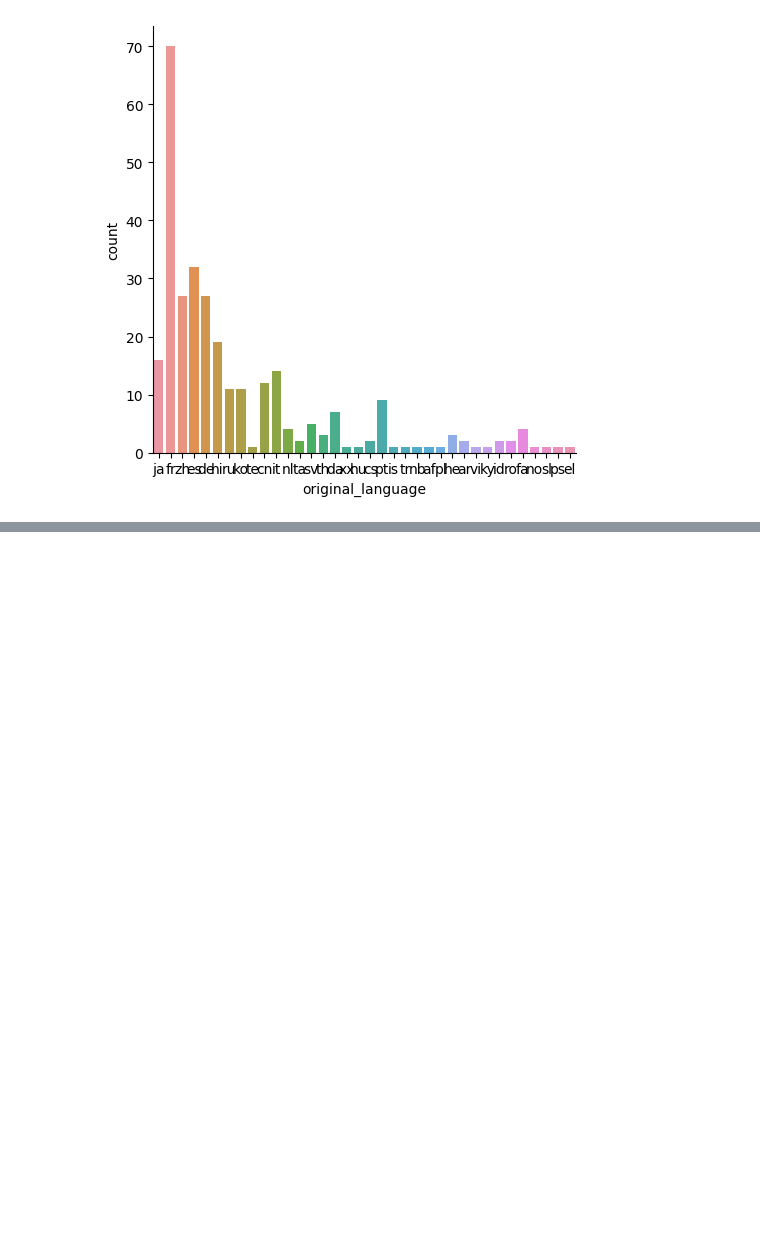
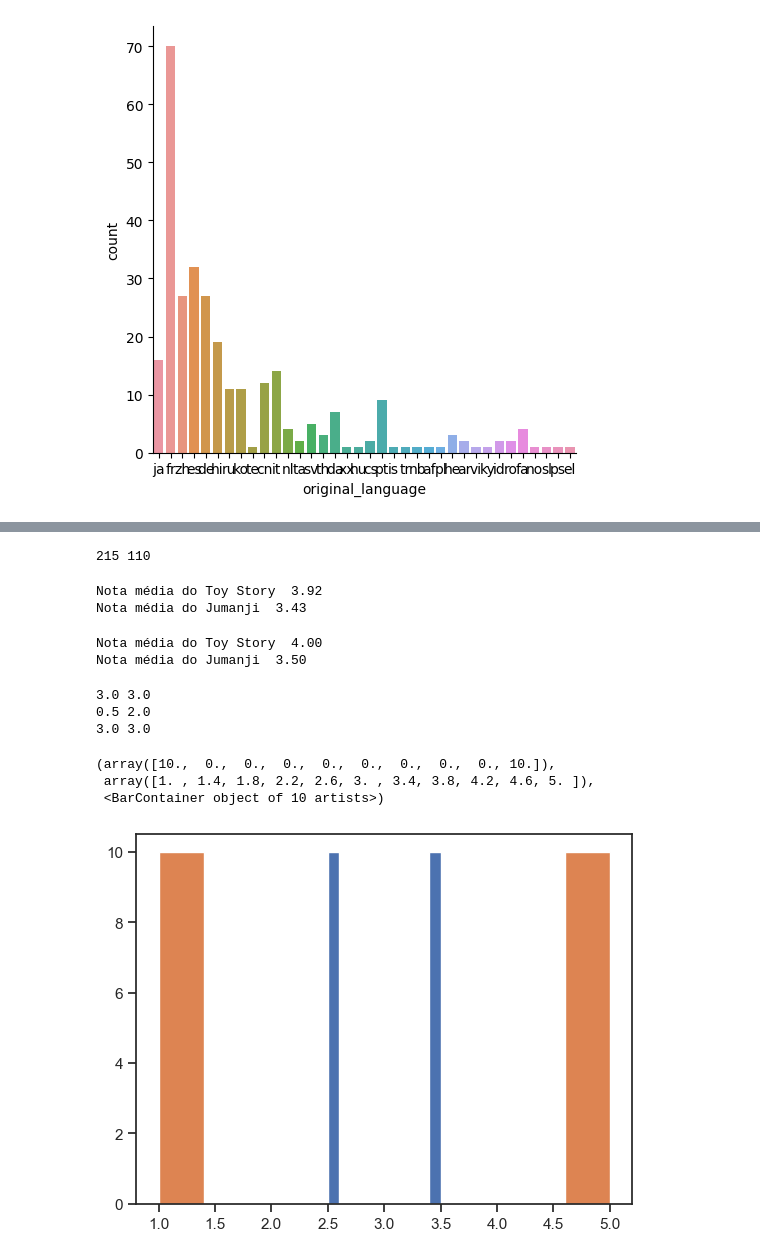
Before and after one commit to euninha1/data_science, a Jupyter notebook: introducao_ds.ipynb, the cells around one changed output, grey strips where cells are left out. Drawn from its saved outputs; the diff is of its cells as text; code cells hidden in the pictures; blank space fills up the shorter version.

```diff
--- a/introducao_ds.ipynb
+++ b/introducao_ds.ipynb
@@ -354,0 +379,43 @@ sns.catplot(x = "original_language",
+# %%
+notas_toystory = notas.query("filmeID==1")
+notas_jumanji = notas.query("filmeID==2")
+print(len(notas_toystory), len(notas_jumanji))
+# %% [output]
+215 110
+# %%
+#calculando a média dos filmes
+
+print('Nota média do Toy Story  %.2f' % notas_toystory.nota.mean())
+print('Nota média do Jumanji  %.2f' % notas_jumanji.nota.mean())
+# %% [output]
+Nota média do Toy Story  3.92
+Nota média do Jumanji  3.43
+# %%
+#calculando a mediana
+
+print('Nota mediana do Toy Story  %.2f' % notas_toystory.nota.median())
+print('Nota mediana do Jumanji  %.2f' % notas_jumanji.nota.median())
+# %% [output]
+Nota média do Toy Story  4.00
+Nota média do Jumanji  3.50
+# %%
+import numpy as np
+
+filme1 = np.append(np.array([2.5] * 10), np.array([3.5] * 10))
+filme2 = np.append(np.array([5.0] * 10), np.array([1.0] * 10))
+# %%
+print(filme1.mean(), filme2.mean())
+print(np.std(filme1), np.std(filme2))
+print(np.median(filme1), np.mean(filme2))
+# %% [output]
+3.0 3.0
+0.5 2.0
+3.0 3.0
+# %%
+plt.hist(filme1)
+plt.hist(filme2)
+# %% [output]
+(array([10.,  0.,  0.,  0.,  0.,  0.,  0.,  0.,  0., 10.]),
+ array([1. , 1.4, 1.8, 2.2, 2.6, 3. , 3.4, 3.8, 4.2, 4.6, 5. ]),
+ <BarContainer object of 10 artists>)
+[figure, added]
```
Also changed, not shown: parts of 7 cells of this notebook.
